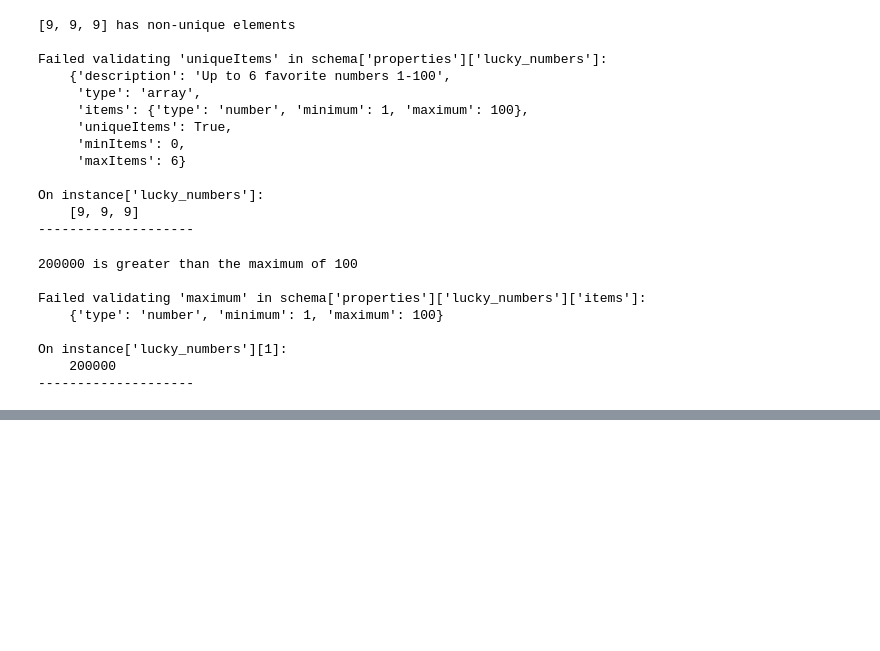
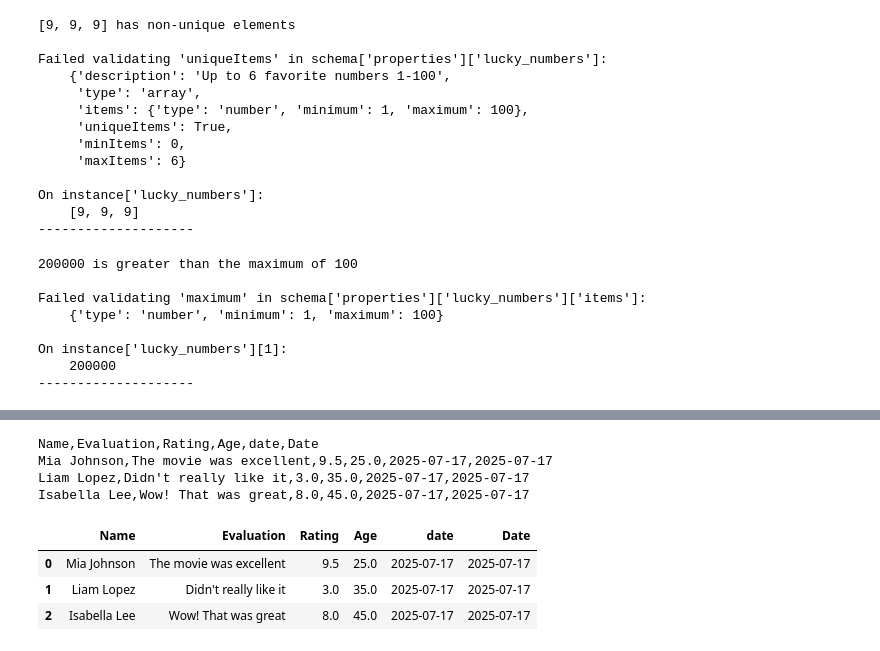
Before and after one commit to petsereypanha/python_data, a Jupyter notebook: serialization/Data - Serialization.ipynb, the cells around one changed output, grey strips where cells are left out. Drawn from its saved outputs; the diff is of its cells as text; code cells hidden in the pictures; blank space fills up the shorter version.

```diff
--- a/serialization/Data - Serialization.ipynb
+++ b/serialization/Data - Serialization.ipynb
@@ -955,0 +1279,16 @@ On instance['lucky_numbers'][1]:
+# %%
+df["Date"] = datetime.today().strftime('%Y-%m-%d')
+df.to_csv('data/movie.csv', index=False)
+!cat data/movie.csv
+# %% [output]
+Name,Evaluation,Rating,Age,date,Date
+Mia Johnson,The movie was excellent,9.5,25.0,2025-07-17,2025-07-17
+Liam Lopez,Didn't really like it,3.0,35.0,2025-07-17,2025-07-17
+Isabella Lee,Wow! That was great,8.0,45.0,2025-07-17,2025-07-17
+# %%
+pd.read_csv('data/movie.csv', parse_dates=['date'])
+# %% [output]
+|  | Name | Evaluation | Rating | Age | date | Date |
+| 0 | Mia Johnson | The movie was excellent | 9.5 | 25.0 | 2025-07-17 | 2025-07-17 |
+| 1 | Liam Lopez | Didn't really like it | 3.0 | 35.0 | 2025-07-17 | 2025-07-17 |
+| 2 | Isabella Lee | Wow! That was great | 8.0 | 45.0 | 2025-07-17 | 2025-07-17 |
```
Also changed, not shown: parts of 62 cells of this notebook, 2 other files.
